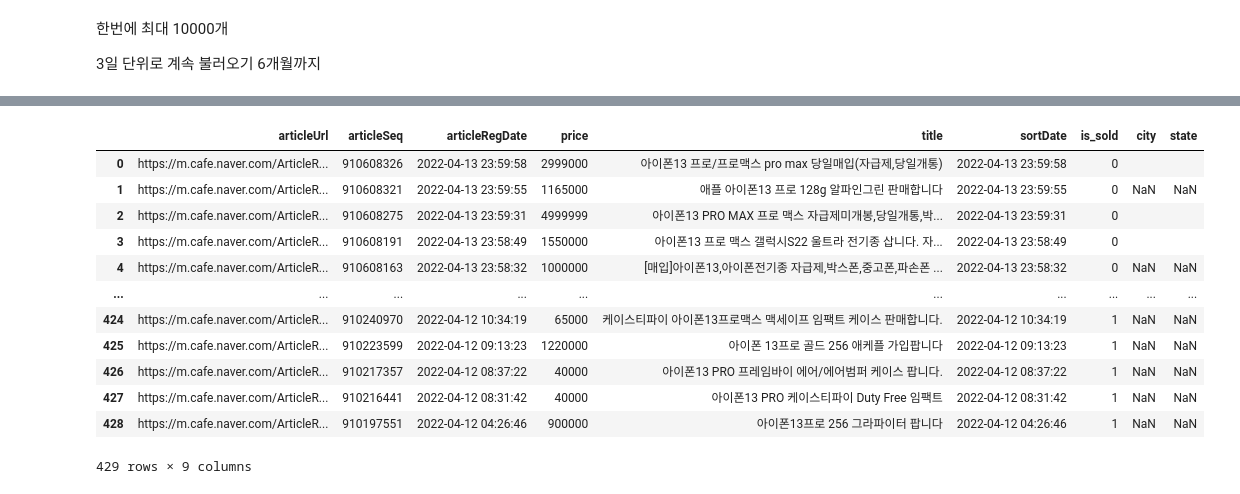
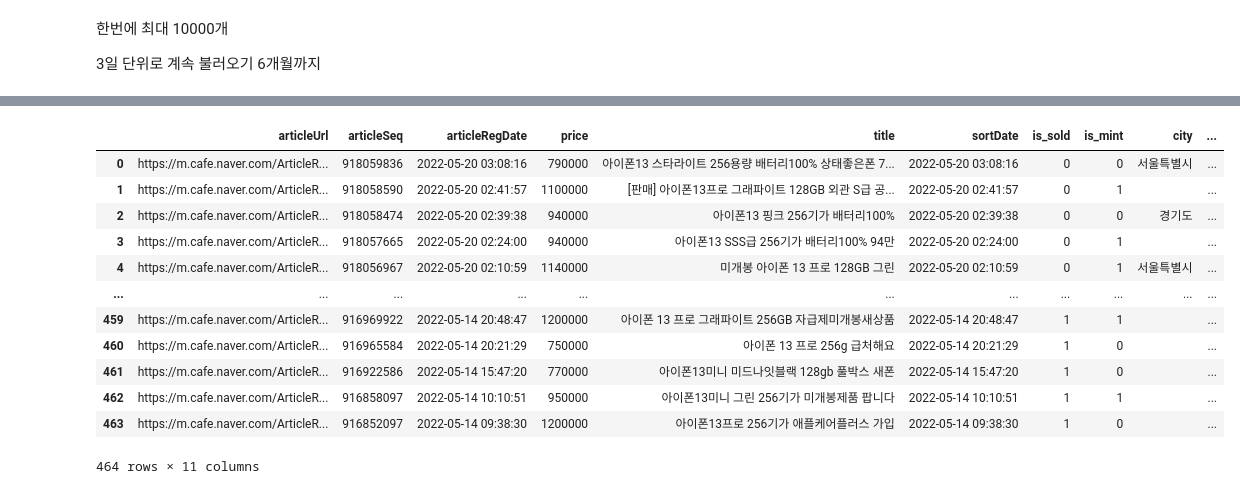
Before and after one commit to capstoneIldanGo/used_product_crawler, a Jupyter notebook: joongna_crawler.ipynb, the cells around one changed output, grey strips where cells are left out. Cells and saved outputs as stored; diff of their text form; code cells hidden in the pictures.

```diff
--- a/joongna_crawler.ipynb
+++ b/joongna_crawler.ipynb
@@ -71,0 +79,5 @@ df['articleSeq']=df['articleSeq'].astype('int')
+# %%
+# 매입 게시물 제거
+buy = df[df['title'].str.contains('삽니|매입|사요', na=False)]
+only_sale=pd.merge(df, buy, how='outer', indicator = True).query('_merge == "left_only"').drop(columns=['_merge'])
+only_sale
@@ -71,0 +98,7 @@ df['articleSeq']=df['articleSeq'].astype('int')
+# %%
+# 가격 25%~75% 사이만 사용
+min_price=only_sale['price'].describe().loc['25%']
+max_price=only_sale['price'].describe().loc['75%']
+q = "(price >= @min_price) and (price <= @max_price)"
+final = only_sale.query(q)
+final
@@ -71,0 +119,6 @@ df['articleSeq']=df['articleSeq'].astype('int')
+# %%
+#is_mint
+mint_list=list(final[final['title'].str.contains("s급|S급|미개봉|민트급|새상품")].index)
+final['is_mint']=0
+final.loc[mint_list,'is_mint']=1
+final
@@ -72,34 +149,35 @@ df['articleSeq']=df['articleSeq'].astype('int')
 # %%
+# 지역, 이미지 처리
 detail_list=[]
-for seq in tqdm(df[df['is_sold']==0]['articleSeq']):
+for seq in tqdm(final[final['is_sold']==0]['articleSeq']):
     t=time.time()
     detail_url=f'https://apis.naver.com/cafe-web/cafe-articleapi/v2/cafes/10050146/articles/{seq}'
     response=requests.get(detail_url)
 
     if response.status_code!=200:
         continue
     detail=response.json()
     city=detail['result']['articleRegion']['regionName1']
     state=detail['result']['articleRegion']['regionName2']
-    img=detail['result']['saleInfo']['imgUrl']
-    detail_list.append([seq,city,state])
+    img=detail['result']['saleInfo']['image']['url']
+    detail_list.append([seq,city,state,img])
 
-detail_df=pd.DataFrame(detail_list,columns=["articleSeq",'city','state'])
+detail_df=pd.DataFrame(detail_list,columns=["articleSeq",'city','state','product_image'])
+
+total=pd.merge(final,detail_df, how='outer',on='articleSeq')
+total=total.fillna("")
+total
+# %% [output]
+|  | articleUrl | articleSeq | articleRegDate | price | title | sortDate | is_sold | is_mint | city | ... |
+| 0 | https://m.cafe.naver.com/ArticleR... | 918059836 | 2022-05-20 03:08:16 | 790000 | 아이폰13 스타라이트 256용량 배터리100% 상태좋은폰 7... | 2022-05-20 03:08:16 | 0 | 0 | 서울특별시 | ... |
+| 1 | https://m.cafe.naver.com/ArticleR... | 918058590 | 2022-05-20 02:41:57 | 1100000 | [판매] ﻿아이폰13프로 그래파이트 128GB 외관 S급 공... | 2022-05-20 02:41:57 | 0 | 1 |  | ... |
+| 2 | https://m.cafe.naver.com/ArticleR... | 918058474 | 2022-05-20 02:39:38 | 940000 | 아이폰13 핑크 256기가 배터리100% | 2022-05-20 02:39:38 | 0 | 0 | 경기도 | ... |
+| 3 | https://m.cafe.naver.com/ArticleR... | 918057665 | 2022-05-20 02:24:00 | 940000 | 아이폰13 SSS급 256기가 배터리100% 94만 | 2022-05-20 02:24:00 | 0 | 1 |  | ... |
+| 4 | https://m.cafe.naver.com/ArticleR... | 918056967 | 2022-05-20 02:10:59 | 1140000 | 미개봉 아이폰 13 프로 128GB 그린 | 2022-05-20 02:10:59 | 0 | 1 | 서울특별시 | ... |
+| ... | ... | ... | ... | ... | ... | ... | ... | ... | ... | ... |
+| 459 | https://m.cafe.naver.com/ArticleR... | 916969922 | 2022-05-14 20:48:47 | 1200000 | 아이폰 13 프로 그래파이트 256GB 자급제미개봉새상품 | 2022-05-14 20:48:47 | 1 | 1 |  | ... |
+| 460 | https://m.cafe.naver.com/ArticleR... | 916965584 | 2022-05-14 20:21:29 | 750000 | 아이폰 13 프로 256g 급처해요 | 2022-05-14 20:21:29 | 1 | 0 |  | ... |
+| 461 | https://m.cafe.naver.com/ArticleR... | 916922586 | 2022-05-14 15:47:20 | 770000 | 아이폰13미니 미드나잇블랙 128gb 풀박스 새폰 | 2022-05-14 15:47:20 | 1 | 0 |  | ... |
+| 462 | https://m.cafe.naver.com/ArticleR... | 916858097 | 2022-05-14 10:10:51 | 950000 | 아이폰13미니 그린 256기가 미개봉제품 팝니다 | 2022-05-14 10:10:51 | 1 | 1 |  | ... |
+| 463 | https://m.cafe.naver.com/ArticleR... | 916852097 | 2022-05-14 09:38:30 | 1200000 | 아이폰13프로 256기가 애플케어플러스 가입 | 2022-05-14 09:38:30 | 1 | 0 |  | ... |
+464 rows × 11 columns
-# %%
-total=pd.merge(df,detail_df, how='outer',on='articleSeq')
-total=total.fillna("")
-total
-# %% [output]
-|  | articleUrl | articleSeq | articleRegDate | price | title | sortDate | is_sold | city | state |
-| 0 | https://m.cafe.naver.com/ArticleR... | 910608326 | 2022-04-13 23:59:58 | 2999000 | 아이폰13 프로/프로맥스 pro max 당일매입(자급제,당일개통) | 2022-04-13 23:59:58 | 0 |  |  |
-| 1 | https://m.cafe.naver.com/ArticleR... | 910608321 | 2022-04-13 23:59:55 | 1165000 | 애플 아이폰13 프로 128g 알파인그린 판매합니다 | 2022-04-13 23:59:55 | 0 | NaN | NaN |
-| 2 | https://m.cafe.naver.com/ArticleR... | 910608275 | 2022-04-13 23:59:31 | 4999999 | 아이폰13 PRO MAX 프로 맥스 자급제미개봉,당일개통,박... | 2022-04-13 23:59:31 | 0 |  |  |
-| 3 | https://m.cafe.naver.com/ArticleR... | 910608191 | 2022-04-13 23:58:49 | 1550000 | 아이폰13 프로 맥스 갤럭시S22 울트라 전기종 삽니다. 자... | 2022-04-13 23:58:49 | 0 |  |  |
-| 4 | https://m.cafe.naver.com/ArticleR... | 910608163 | 2022-04-13 23:58:32 | 1000000 | [매입]아이폰13,아이폰전기종 자급제,박스폰,중고폰,파손폰 ... | 2022-04-13 23:58:32 | 0 | NaN | NaN |
-| ... | ... | ... | ... | ... | ... | ... | ... | ... | ... |
-| 424 | https://m.cafe.naver.com/ArticleR... | 910240970 | 2022-04-12 10:34:19 | 65000 | 케이스티파이 아이폰13프로맥스 맥세이프 임팩트 케이스 판매합니다. | 2022-04-12 10:34:19 | 1 | NaN | NaN |
-| 425 | https://m.cafe.naver.com/ArticleR... | 910223599 | 2022-04-12 09:13:23 | 1220000 | 아이폰 13프로 골드 256 애케플 가입팝니다 | 2022-04-12 09:13:23 | 1 | NaN | NaN |
-| 426 | https://m.cafe.naver.com/ArticleR... | 910217357 | 2022-04-12 08:37:22 | 40000 | 아이폰13 PRO 프레임바이 에어/에어범퍼 케이스 팝니다. | 2022-04-12 08:37:22 | 1 | NaN | NaN |
-| 427 | https://m.cafe.naver.com/ArticleR... | 910216441 | 2022-04-12 08:31:42 | 40000 | 아이폰13 PRO 케이스티파이 Duty Free 임팩트 | 2022-04-12 08:31:42 | 1 | NaN | NaN |
-| 428 | https://m.cafe.naver.com/ArticleR... | 910197551 | 2022-04-12 04:26:46 | 900000 | 아이폰13프로 256 그라파이터 팝니다 | 2022-04-12 04:26:46 | 1 | NaN | NaN |
-429 rows × 9 columns
```
Also changed, not shown: parts of 14 cells of this notebook, 3 other files.
